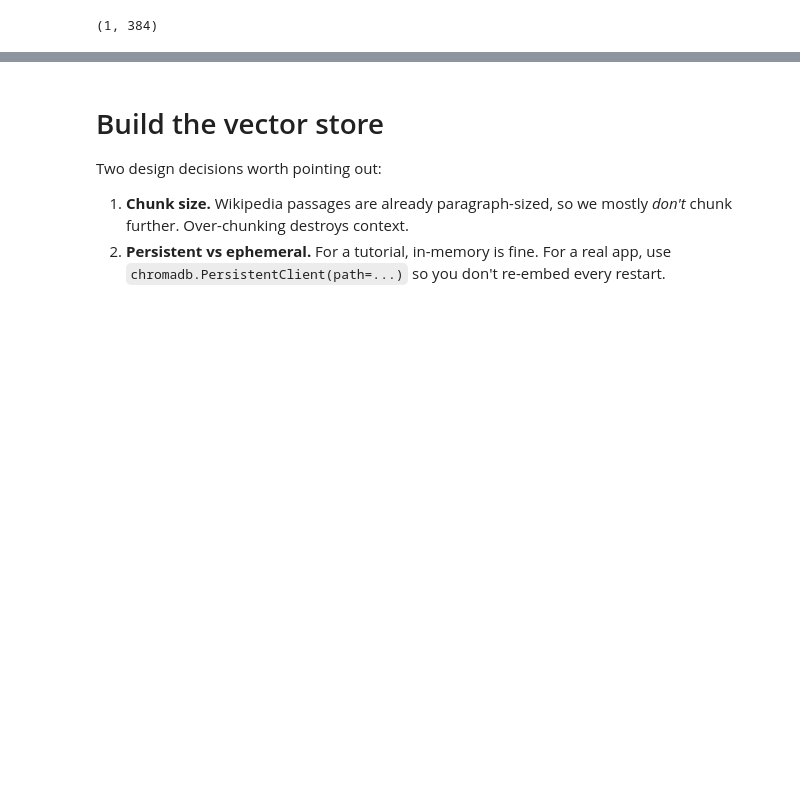
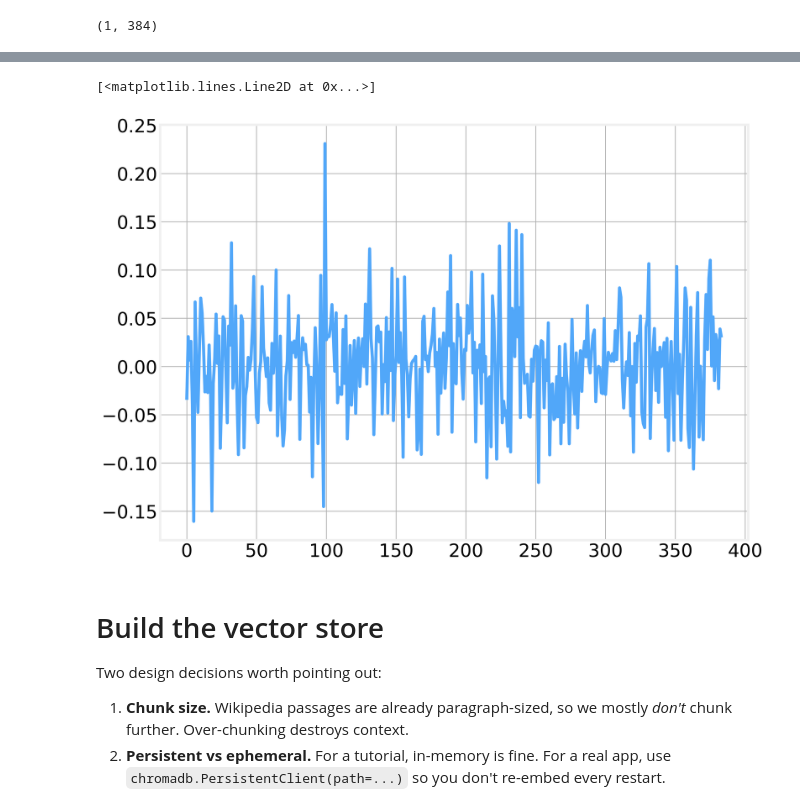
Before and after one commit to DataForScience/AutomateTheBoringStuff, a Jupyter notebook: 4. ChatBot.ipynb, the cells around one changed output, grey strips where cells are left out. Drawn from its saved outputs; the diff is of its cells as text; code cells hidden in the pictures; blank space fills up the shorter version.

```diff
--- a/4. ChatBot.ipynb
+++ b/4. ChatBot.ipynb
@@ -82,6 +86,7 @@ llm = ChatAnthropic(model=MODEL, temperature=0, max_tokens=1024)
 We use a small open-weights model — no extra API key, instant reproducibility. Swap for `voyage-3-lite` (`langchain-voyageai`) in production for higher quality.
 # %%
 embedder = SentenceTransformer('sentence-transformers/all-MiniLM-L6-v2')
-embedder.encode(['hello world']).shape
+vec = embedder.encode(['hello world'])
+vec.shape
 # %% [output]
 (1, 384)
@@ -88,3 +113,8 @@ embedder.encode(['hello world']).shape
+# %%
+plt.plot(vec[0])
+# %% [output]
+[<matplotlib.lines.Line2D at 0x...>]
+[figure, added]
 # %% [markdown]
 # Build the vector store
 
```
Also changed, not shown: parts of 10 cells of this notebook, 4 other files.
